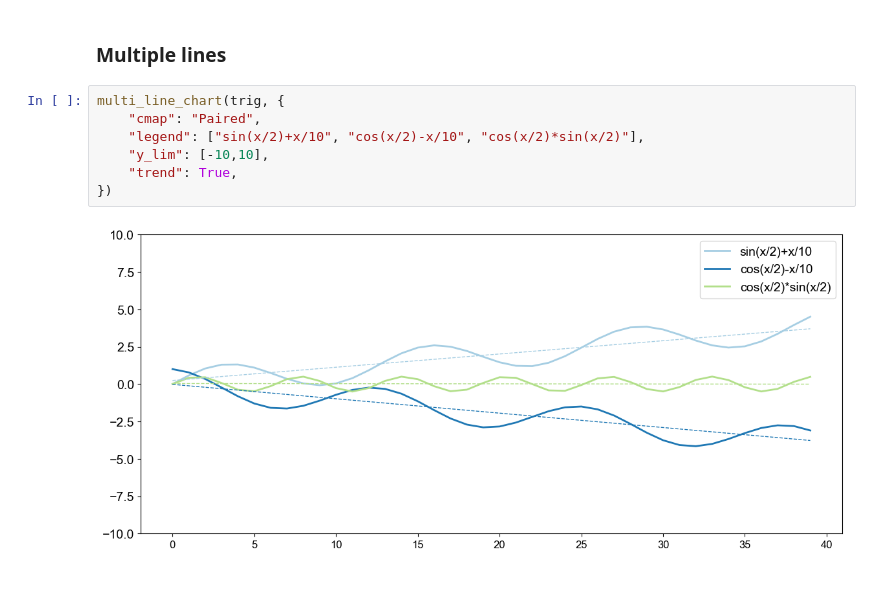
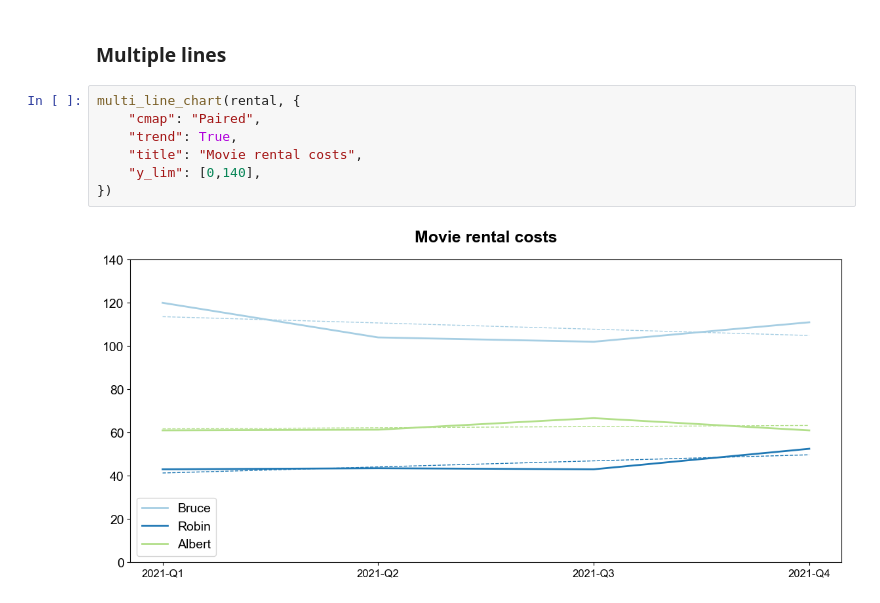
Before and after one commit to jhagelback/customized_chart, a Jupyter notebook: Examples.ipynb, the cells around one changed output. Drawn from its saved outputs; the diff is of its cells as text.

Commit message:
Version 0.1.12: Fixed multiline linechart issues

```diff
--- a/Examples.ipynb
+++ b/Examples.ipynb
@@ -179,11 +172,11 @@ line_chart(costs, {
 # %% [markdown]
 ### Multiple lines
 # %%
-multi_line_chart(trig, {
+multi_line_chart(rental, {
     "cmap": "Paired",
-    "legend": ["sin(x/2)+x/10", "cos(x/2)-x/10", "cos(x/2)*sin(x/2)"],
-    "y_lim": [-10,10],
     "trend": True,
+    "title": "Movie rental costs",
+    "y_lim": [0,140],
 })
 # %% [output]
-[figure, old version]
+[figure, new version]
```
Also changed, not shown: parts of 2 cells of this notebook, 3 other files.
